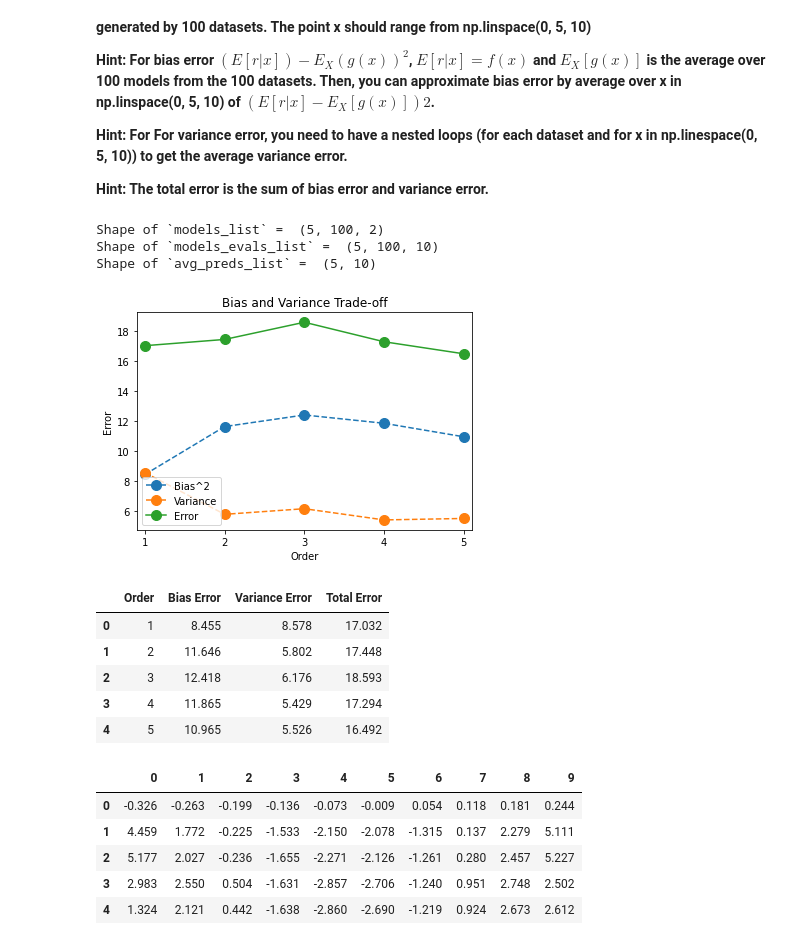
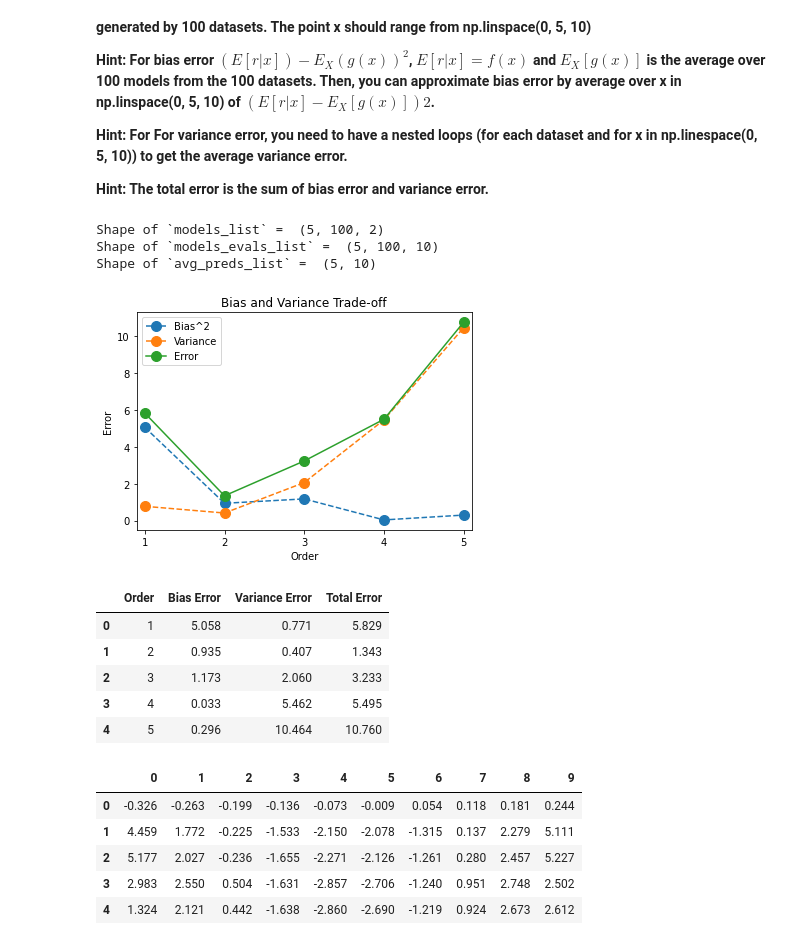
Before and after one commit to KayvanShah1/usc-dsci552-mlds-sp23, a Jupyter notebook: assignment-3/Kayvan_Shah_Assignment3_solution.ipynb, the cells around one changed output. Cells and saved outputs as stored; diff of their text form; code cells hidden in the pictures.

```diff
--- a/assignment-3/Kayvan_Shah_Assignment3_solution.ipynb
+++ b/assignment-3/Kayvan_Shah_Assignment3_solution.ipynb
@@ -163,13 +163,7 @@ def variance_error(avg_pred, models_evals):
     # returns a list of length 5
     five_variance = []
     ## Insert your code BEGIN
-    for order in avg_pred:
-        order_list = []
-        for vals in models_evals:
-            diff = np.square(np.array(order) - np.array(vals)).mean()
-            order_list.append(diff)
-        five_variance.append(order_list)
-    five_variance = list(np.array(five_variance).mean(1))
+    five_variance = np.var(models_evals_list, axis=1).mean(1)
     ## Insert your code END
     return five_variance
 
@@ -210,35 +204,35 @@ print("Shape of `models_evals_list` = ", np.shape(models_evals_list))
 avg_preds_list = []
 ## Insert your code BEGIN
 avg_preds_list = np.array(models_evals_list).mean(1)
 print("Shape of `avg_preds_list` = ", np.shape(avg_preds_list))
 ## Insert your code END
 
 
-bias_lst = bias_error(avg_preds_list, x_eval)
+bias_lst = bias_error(avg_preds_list, f(x_eval))
 
 variance_lst = variance_error(avg_preds_list, models_evals_list)
 
 total_error = [x + y for x, y in zip(bias_lst, variance_lst)]
 
 # show the plot
 x_points = [1,2,3,4,5]
 
 plt.plot(x_points, bias_lst, linestyle='dashed',label = "Bias^2", marker='o', markersize=10)
 plt.plot(x_points, variance_lst, linestyle='dashed', label = "Variance", marker='o', markersize=10)
 plt.plot(x_points, total_error, linestyle='solid', label = "Error", marker='o', markersize=10)
 plt.legend()
 plt.xlim(0.9, 5.1)
 plt.xticks(np.linspace(1, 5, 5))
 plt.xlabel("Order")
 plt.ylabel("Error")
 plt.title("Bias and Variance Trade-off")
 # Display graph
 plt.show()
 # %% [output]
 Shape of `models_list` =  (5, 100, 2)
 Shape of `models_evals_list` =  (5, 100, 10)
 Shape of `avg_preds_list` =  (5, 10)
-[figure, old version]
+[figure, new version]
 # %%
 # Error DataFrame
 pd.set_option("display.precision", 3)
@@ -251,11 +245,11 @@ error_df = pd.DataFrame({
 error_df
 # %% [output]
 |  | Order | Bias Error | Variance Error | Total Error |
-| 0 | 1 | 8.455 | 8.578 | 17.032 |
-| 1 | 2 | 11.646 | 5.802 | 17.448 |
-| 2 | 3 | 12.418 | 6.176 | 18.593 |
-| 3 | 4 | 11.865 | 5.429 | 17.294 |
-| 4 | 5 | 10.965 | 5.526 | 16.492 |
+| 0 | 1 | 5.058 | 0.771 | 5.829 |
+| 1 | 2 | 0.935 | 0.407 | 1.343 |
+| 2 | 3 | 1.173 | 2.060 | 3.233 |
+| 3 | 4 | 0.033 | 5.462 | 5.495 |
+| 4 | 5 | 0.296 | 10.464 | 10.760 |
 # %%
 # Average predictions
 pd.set_option("display.precision", 3)
```
Also changed, not shown: parts of 1 cell of this notebook.
